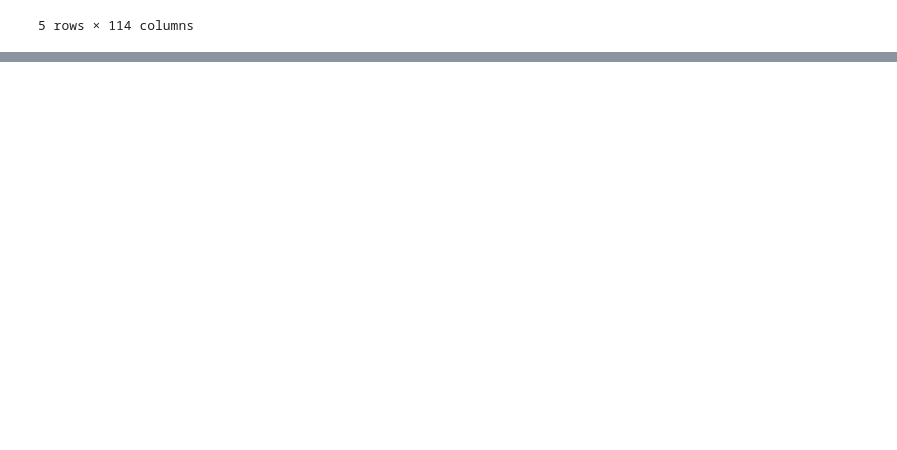
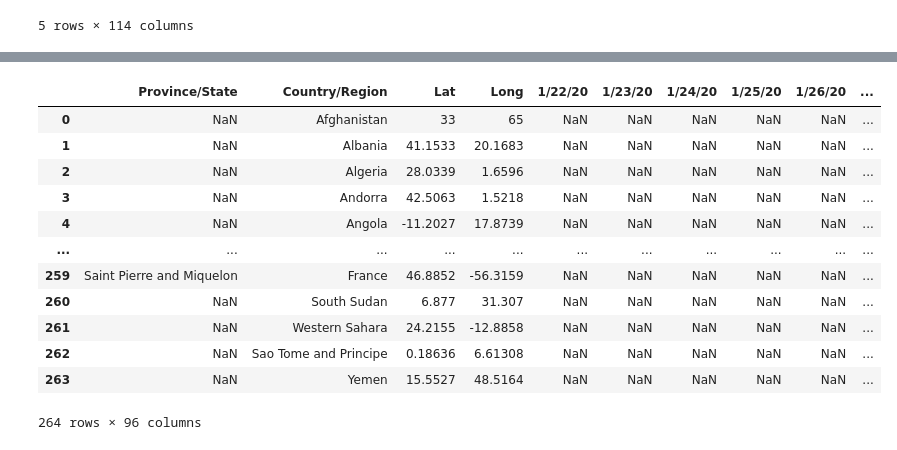
Before and after one commit to dtangster/cmpe256, a Jupyter notebook: hidden_dragon.ipynb, the cells around one changed output, grey strips where cells are left out. Drawn from its saved outputs; the diff is of its cells as text; code cells hidden in the pictures; blank space fills up the shorter version.

Commit message:
Add timeseries rate of increase by day for confirmed cases

```diff
--- a/hidden_dragon.ipynb
+++ b/hidden_dragon.ipynb
@@ -219,7 +219,9 @@ print("Bad country fix dict: ", fix_dict)
 
 # Fix the values
 for k, v in fix_dict.items():
-    confirmed_df.loc[confirmed_df['Country/Region'] == k] = v
+    country = confirmed_df.loc[confirmed_df['Country/Region'] == k]
+    country["Country/Region"] = v
+    confirmed_df.loc[confirmed_df['Country/Region'] == k] = country
 
 # Inspect that the strings are fixed
 print(countries[143])  # South Korea
@@ -243,0 +258,22 @@ tests_positive_df.head()
+# %%
+# Get raise of increase based on confirmed cases
+tp_confirmed_df = confirmed_df.transpose()
+for i in tp_confirmed_df:
+    tp_confirmed_df[i][4:] = tp_confirmed_df[i][4:].pct_change()
+
+confirmed_rate_df = tp_confirmed_df.transpose()
+confirmed_rate_df
+# %% [output]
+|  | Province/State | Country/Region | Lat | Long | 1/22/20 | 1/23/20 | 1/24/20 | 1/25/20 | 1/26/20 | ... |
+| 0 | NaN | Afghanistan | 33 | 65 | NaN | NaN | NaN | NaN | NaN | ... |
+| 1 | NaN | Albania | 41.1533 | 20.1683 | NaN | NaN | NaN | NaN | NaN | ... |
+| 2 | NaN | Algeria | 28.0339 | 1.6596 | NaN | NaN | NaN | NaN | NaN | ... |
+| 3 | NaN | Andorra | 42.5063 | 1.5218 | NaN | NaN | NaN | NaN | NaN | ... |
+| 4 | NaN | Angola | -11.2027 | 17.8739 | NaN | NaN | NaN | NaN | NaN | ... |
+| ... | ... | ... | ... | ... | ... | ... | ... | ... | ... | ... |
+| 259 | Saint Pierre and Miquelon | France | 46.8852 | -56.3159 | NaN | NaN | NaN | NaN | NaN | ... |
+| 260 | NaN | South Sudan | 6.877 | 31.307 | NaN | NaN | NaN | NaN | NaN | ... |
+| 261 | NaN | Western Sahara | 24.2155 | -12.8858 | NaN | NaN | NaN | NaN | NaN | ... |
+| 262 | NaN | Sao Tome and Principe | 0.18636 | 6.61308 | NaN | NaN | NaN | NaN | NaN | ... |
+| 263 | NaN | Yemen | 15.5527 | 48.5164 | NaN | NaN | NaN | NaN | NaN | ... |
+264 rows × 96 columns
```
Also changed, not shown: parts of 4 cells of this notebook.
